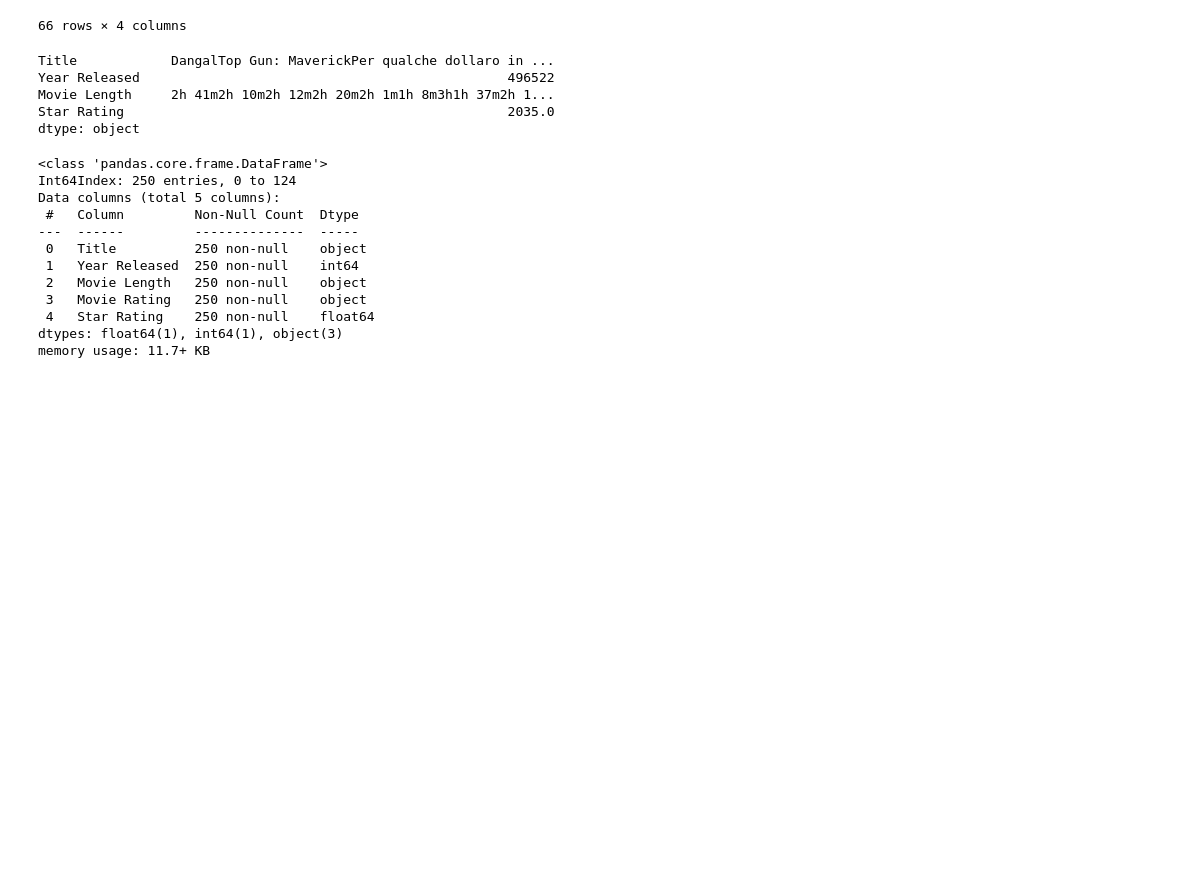
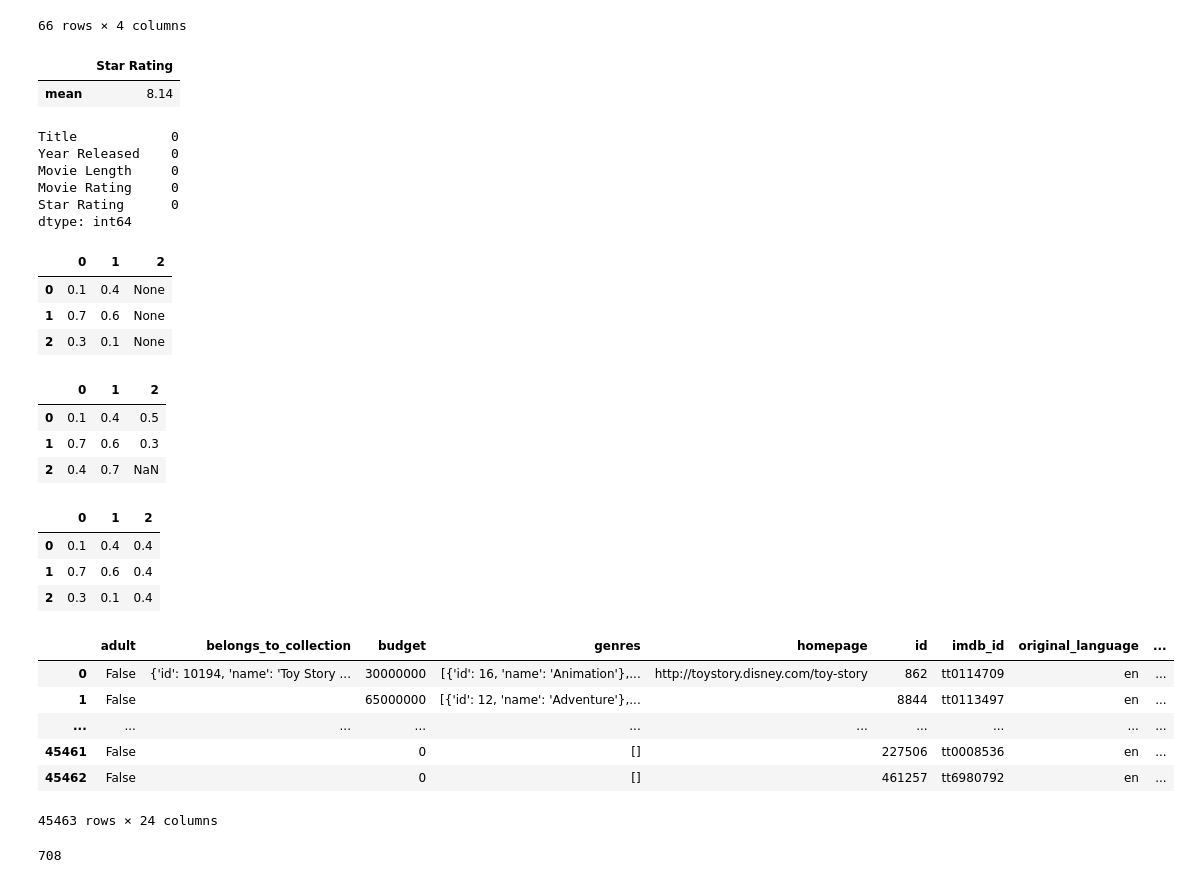
Before and after one commit to MiBiLi501/DataSci-W4, a Jupyter notebook: df.ipynb, the cells around one changed output. Cells and saved outputs as stored; diff of their text form; code cells hidden in the pictures; blank space fills up the shorter version.

```diff
--- a/df.ipynb
+++ b/df.ipynb
@@ -180,41 +190,73 @@ df_merge.groupby(["Year Released"]).count()
 | 2022 | 2 | 2 | 2 | 2 |
 66 rows × 4 columns
 # %%
-df_merge.agg('sum')
+df_merge.agg({"Star Rating" : ['mean']})
 # %% [output]
-Title            DangalTop Gun: MaverickPer qualche dollaro in ...
-Year Released                                               496522
-Movie Length     2h 41m2h 10m2h 12m2h 20m2h 1m1h 8m3h1h 37m2h 1...
-Star Rating                                                 2035.0
-dtype: object
+|  | Star Rating |
+| mean | 8.14 |
 # %%
-df_merge.fillna(value={"Movie Rating" : "Not Rated"}, inplace=True)
-df_merge.info()
+df_merge.fillna(value={"Movie Rating" : "Not Rated"}).isna().sum()
 # %% [output]
-<class 'pandas.core.frame.DataFrame'>
-Int64Index: 250 entries, 0 to 124
-Data columns (total 5 columns):
- #   Column         Non-Null Count  Dtype
----  ------         --------------  -----
- 0   Title          250 non-null    object
- 1   Year Released  250 non-null    int64
- 2   Movie Length   250 non-null    object
- 3   Movie Rating   250 non-null    object
- 4   Star Rating    250 non-null    float64
-dtypes: float64(1), int64(1), object(3)
-memory usage: 11.7+ KB
+Title            0
+Year Released    0
+Movie Length     0
+Movie Rating     0
+Star Rating      0
+dtype: int64
+# %%
+dfa = [[0.1, 0.4, None],
+       [0.7, 0.6, None],
+       [0.3, 0.1, None]]
+pd.DataFrame(dfa)
+# %% [output]
+|  | 0 | 1 | 2 |
+| 0 | 0.1 | 0.4 | None |
+| 1 | 0.7 | 0.6 | None |
+| 2 | 0.3 | 0.1 | None |
+# %%
+imp_mean = SimpleImputer(strategy="mean")
+dfb = [[0.1, 0.4, 0.5],
+       [0.7, 0.6, 0.3],
+       [0.4, 0.7, None]]
+imp_mean.fit(dfb)
+pd.DataFrame(dfb)
+# %% [output]
+|  | 0 | 1 | 2 |
+| 0 | 0.1 | 0.4 | 0.5 |
+| 1 | 0.7 | 0.6 | 0.3 |
+| 2 | 0.4 | 0.7 | NaN |
+# %%
+pd.DataFrame(imp_mean.transform(dfa))
+# %% [output]
+|  | 0 | 1 | 2 |
+| 0 | 0.1 | 0.4 | 0.4 |
+| 1 | 0.7 | 0.6 | 0.4 |
+| 2 | 0.3 | 0.1 | 0.4 |
 # %%
-global column, movieDataSet
+# global column, movieDataSet
 with open("movies_metadata.csv") as fileObj:
     reader_obj = csv.reader(fileObj)
 
 
     column = [attribute for attribute in reader_obj.__next__()]
-    movieDataSet = {attribute : [] for attribute in column}
+    rawMovieDataSet = {attribute : [] for attribute in column}
 
     for row in reader_obj:
         for data in zip(column, row):
-            movieDataSet[data[0]].append(data[1])
+            rawMovieDataSet[data[0]].append(data[1])
+pd.DataFrame(rawMovieDataSet)
+# %% [output]
+|  | adult | belongs_to_collection | budget | genres | homepage | id | imdb_id | original_language | ... |
+| 0 | False | {'id': 10194, 'name': 'Toy Story ... | 30000000 | [{'id': 16, 'name': 'Animation'},... | http://toystory.disney.com/toy-story | 862 | tt0114709 | en | ... |
+| 1 | False |  | 65000000 | [{'id': 12, 'name': 'Adventure'},... |  | 8844 | tt0113497 | en | ... |
+| ... | ... | ... | ... | ... | ... | ... | ... | ... | ... |
+| 45461 | False |  | 0 | [] |  | 227506 | tt0008536 | en | ... |
+| 45462 | False |  | 0 | [] |  | 461257 | tt6980792 | en | ... |
+45463 rows × 24 columns
+# %%
+re.findall("Disney", str(rawMovieDataSet))
+# %% [output]
+708
 # %%
 id = []
 name = []
```
Also changed, not shown: parts of 16 cells of this notebook, 2 other files.
